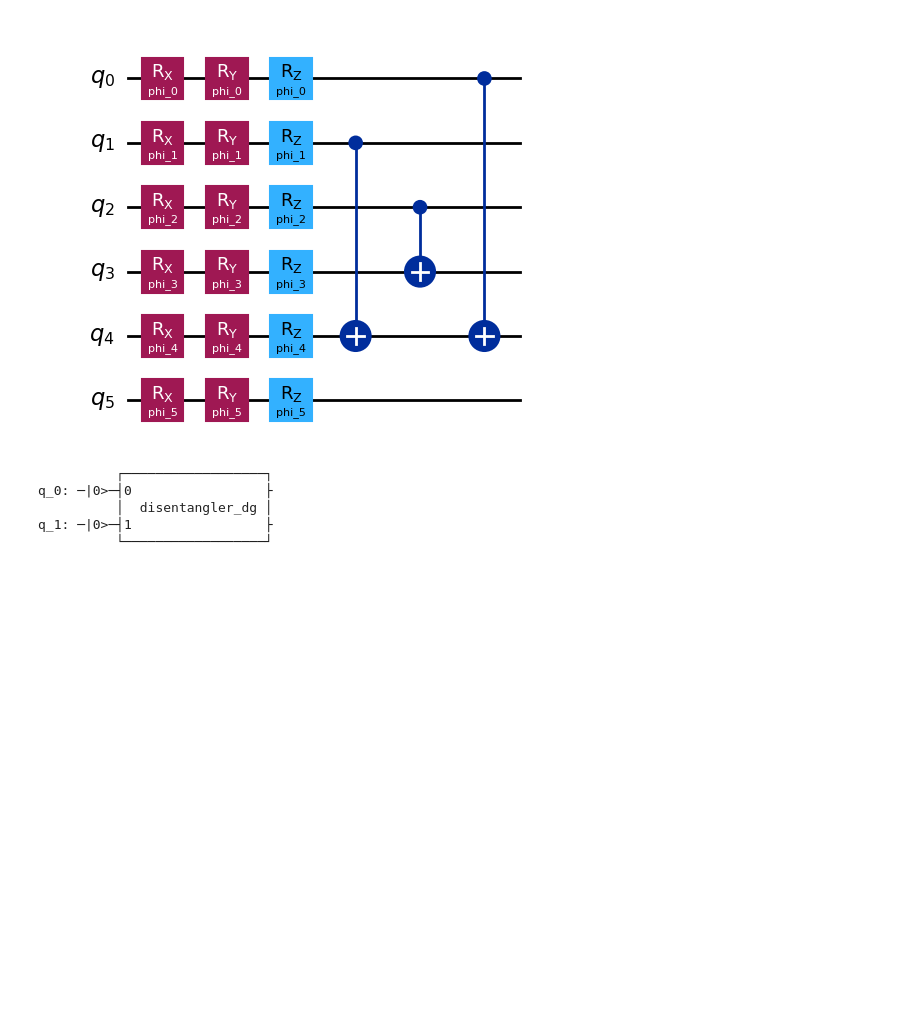
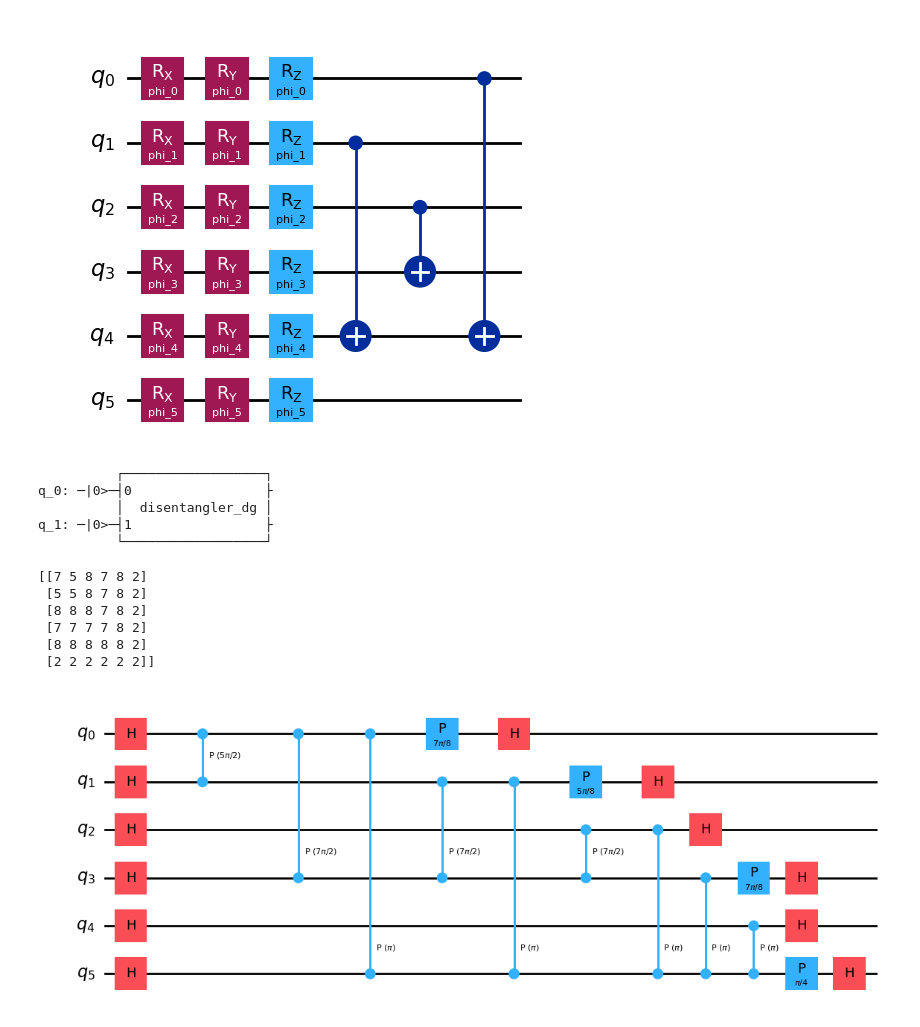
Before and after one commit to fdamore/QK, a Jupyter notebook: notebooks/validation.ipynb, the cells around one changed output. Drawn from its saved outputs; the diff is of its cells as text; code cells hidden in the pictures; blank space fills up the shorter version.

Commit message:
Adding IPQ with random hermitian

```diff
--- a/notebooks/validation.ipynb
+++ b/notebooks/validation.ipynb
@@ -339,3 +338,26 @@ q_0: ─|0>─┤0                 ├
           │  disentangler_dg │
 q_1: ─|0>─┤1                 ├
           └──────────────────┘
+# %%
+import numpy as np
+
+def generate_symmetric_matrix(size):
+    matrix = np.random.randint(size=size, high=10, low=1)
+    return np.triu(matrix) + np.triu(matrix, 1).T
+
+symmetric_matrix = generate_symmetric_matrix(6)
+print(symmetric_matrix)
+# %% [output]
+[[7 5 8 7 8 2]
+ [5 5 8 7 8 2]
+ [8 8 8 7 8 2]
+ [7 7 7 7 8 2]
+ [8 8 8 8 8 2]
+ [2 2 2 2 2 2]]
+# %%
+iq_circ = Circuits.IQPfeaturemap(symmetric_matrix)
+
+
+iq_circ.draw('mpl')
+# %% [output]
+[figure, added]
```
Also changed, not shown: parts of 2 cells of this notebook, 1 other file.
